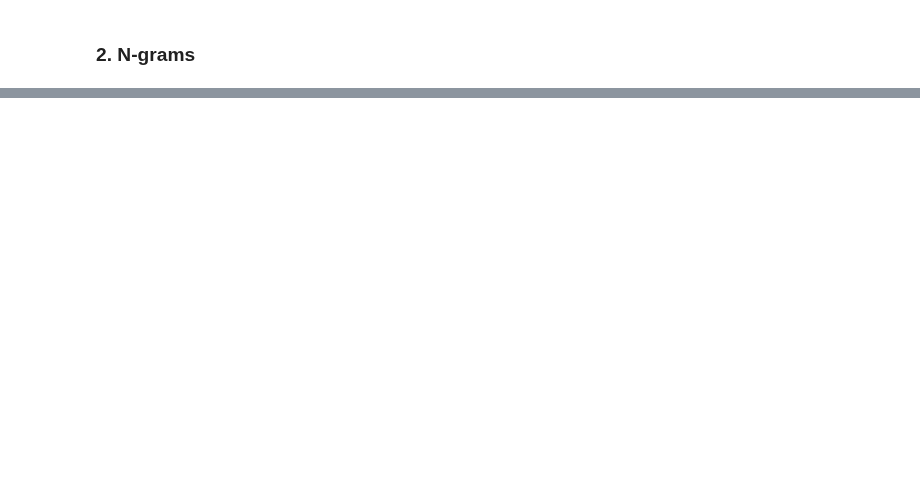
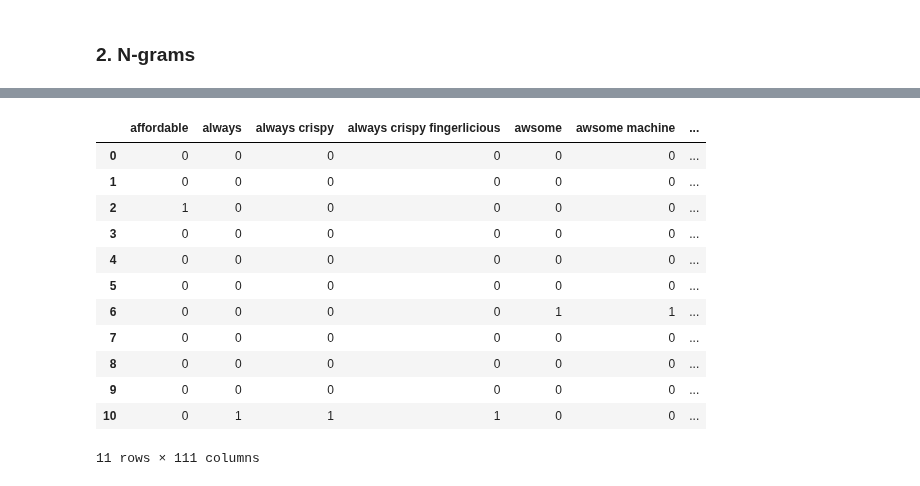
Before and after one commit to raj-shr-git/AAIC_Practice, a Jupyter notebook: VIDEO_PRACTICE/MODULE-1/Understanding_NLP.ipynb, the cells around one changed output, grey strips where cells are left out. Cells and saved outputs as stored; diff of their text form; code cells hidden in the pictures; blank space fills up the shorter version.

```diff
--- a/VIDEO_PRACTICE/MODULE-1/Understanding_NLP.ipynb
+++ b/VIDEO_PRACTICE/MODULE-1/Understanding_NLP.ipynb
@@ -866 +1070,18 @@ ngrams.toarray()
+# %%
+ngrams_cv3_features = pd.DataFrame(ngrams_cv3_features.toarray(),columns=ngrams_cv3.get_feature_names())
+ngrams_cv3_features
+# %% [output]
+|  | affordable | always | always crispy | always crispy fingerlicious | awsome | awsome machine | ... |
+| 0 | 0 | 0 | 0 | 0 | 0 | 0 | ... |
+| 1 | 0 | 0 | 0 | 0 | 0 | 0 | ... |
+| 2 | 1 | 0 | 0 | 0 | 0 | 0 | ... |
+| 3 | 0 | 0 | 0 | 0 | 0 | 0 | ... |
+| 4 | 0 | 0 | 0 | 0 | 0 | 0 | ... |
+| 5 | 0 | 0 | 0 | 0 | 0 | 0 | ... |
+| 6 | 0 | 0 | 0 | 0 | 1 | 1 | ... |
+| 7 | 0 | 0 | 0 | 0 | 0 | 0 | ... |
+| 8 | 0 | 0 | 0 | 0 | 0 | 0 | ... |
+| 9 | 0 | 0 | 0 | 0 | 0 | 0 | ... |
+| 10 | 0 | 1 | 1 | 1 | 0 | 0 | ... |
+11 rows × 111 columns
 # %%
```
Also changed, not shown: parts of 53 cells of this notebook.
